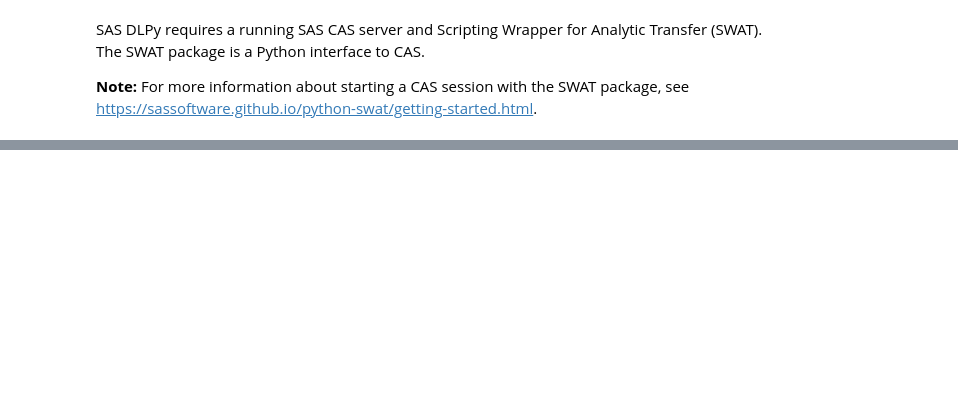
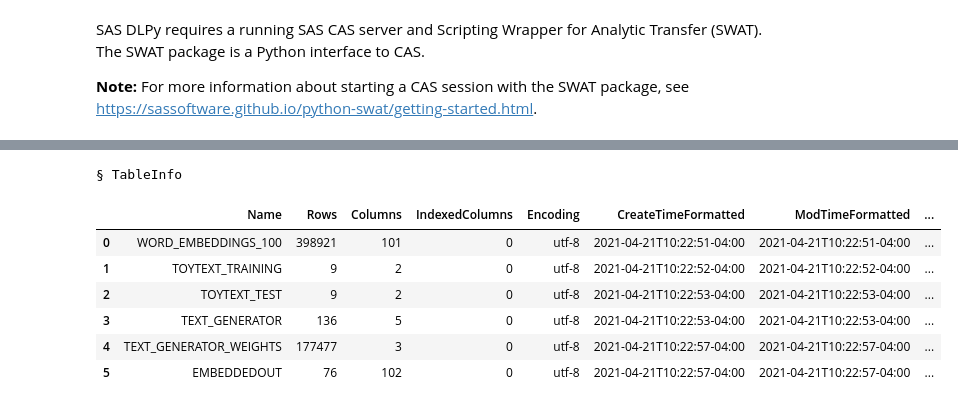
Before and after one commit to sassoftware/python-dlpy, a Jupyter notebook: examples/text_generation/Text_Generation.ipynb, the cells around one changed output, grey strips where cells are left out. Drawn from its saved outputs; the diff is of its cells as text; code cells hidden in the pictures; blank space fills up the shorter version.

```diff
--- a/examples/text_generation/Text_Generation.ipynb
+++ b/examples/text_generation/Text_Generation.ipynb
@@ -231,0 +519,13 @@ NOTE: Due to data distribution, miniBatchSize has been limited to 3.
+# %%
+# Verify that the table of trained model
+# weights 'TEXT_GENERATOR_WEIGHTS' was created.
+s.table.tableInfo()
+# %% [output]
+§ TableInfo
+|  | Name | Rows | Columns | IndexedColumns | Encoding | CreateTimeFormatted | ModTimeFormatted | ... |
+| 0 | WORD_EMBEDDINGS_100 | 398921 | 101 | 0 | utf-8 | 2021-04-21T10:22:51-04:00 | 2021-04-21T10:22:51-04:00 | ... |
+| 1 | TOYTEXT_TRAINING | 9 | 2 | 0 | utf-8 | 2021-04-21T10:22:52-04:00 | 2021-04-21T10:22:52-04:00 | ... |
+| 2 | TOYTEXT_TEST | 9 | 2 | 0 | utf-8 | 2021-04-21T10:22:53-04:00 | 2021-04-21T10:22:53-04:00 | ... |
+| 3 | TEXT_GENERATOR | 136 | 5 | 0 | utf-8 | 2021-04-21T10:22:53-04:00 | 2021-04-21T10:22:53-04:00 | ... |
+| 4 | TEXT_GENERATOR_WEIGHTS | 177477 | 3 | 0 | utf-8 | 2021-04-21T10:22:57-04:00 | 2021-04-21T10:22:57-04:00 | ... |
+| 5 | EMBEDDEDOUT | 76 | 102 | 0 | utf-8 | 2021-04-21T10:22:57-04:00 | 2021-04-21T10:22:57-04:00 | ... |
```
Also changed, not shown: parts of 74 cells of this notebook.
